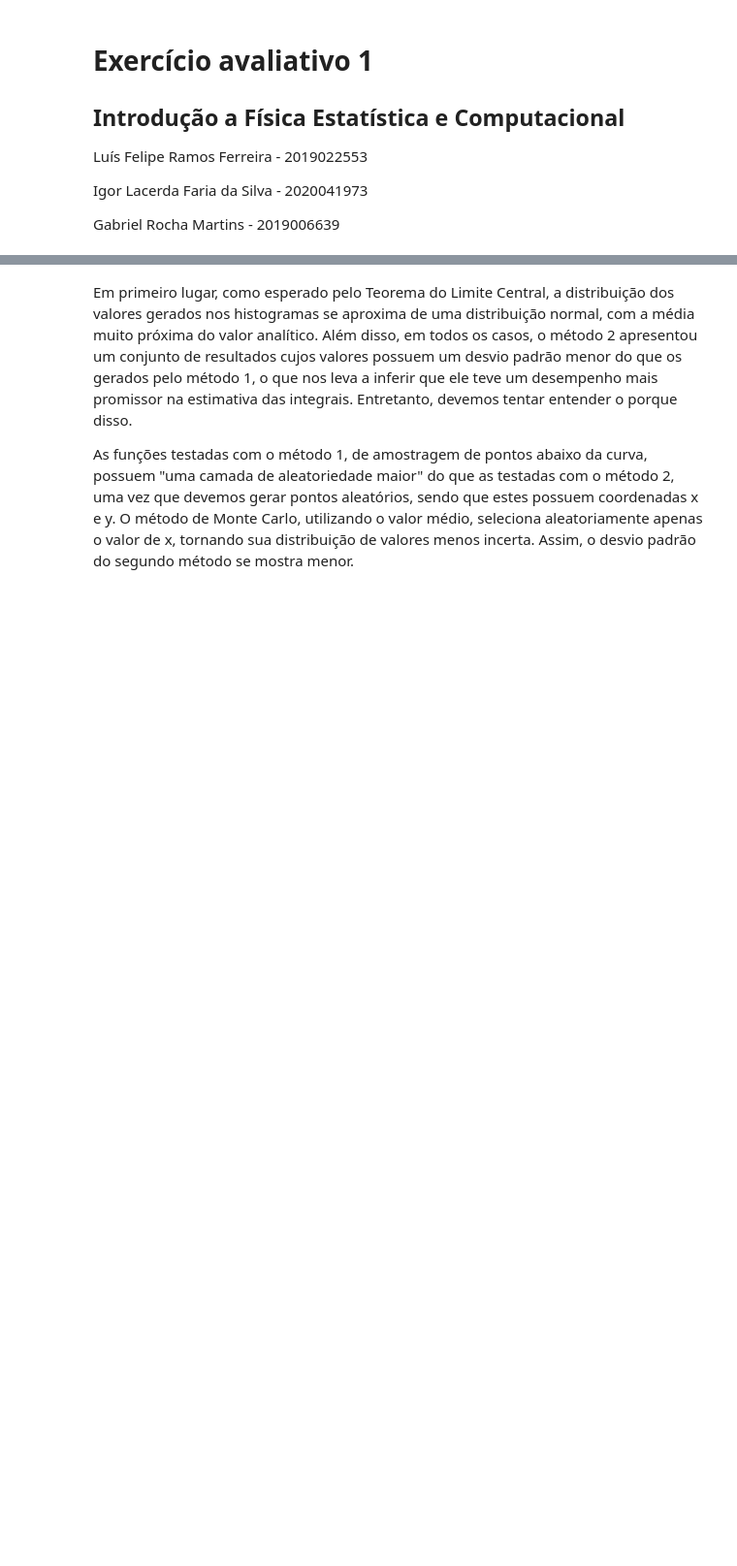
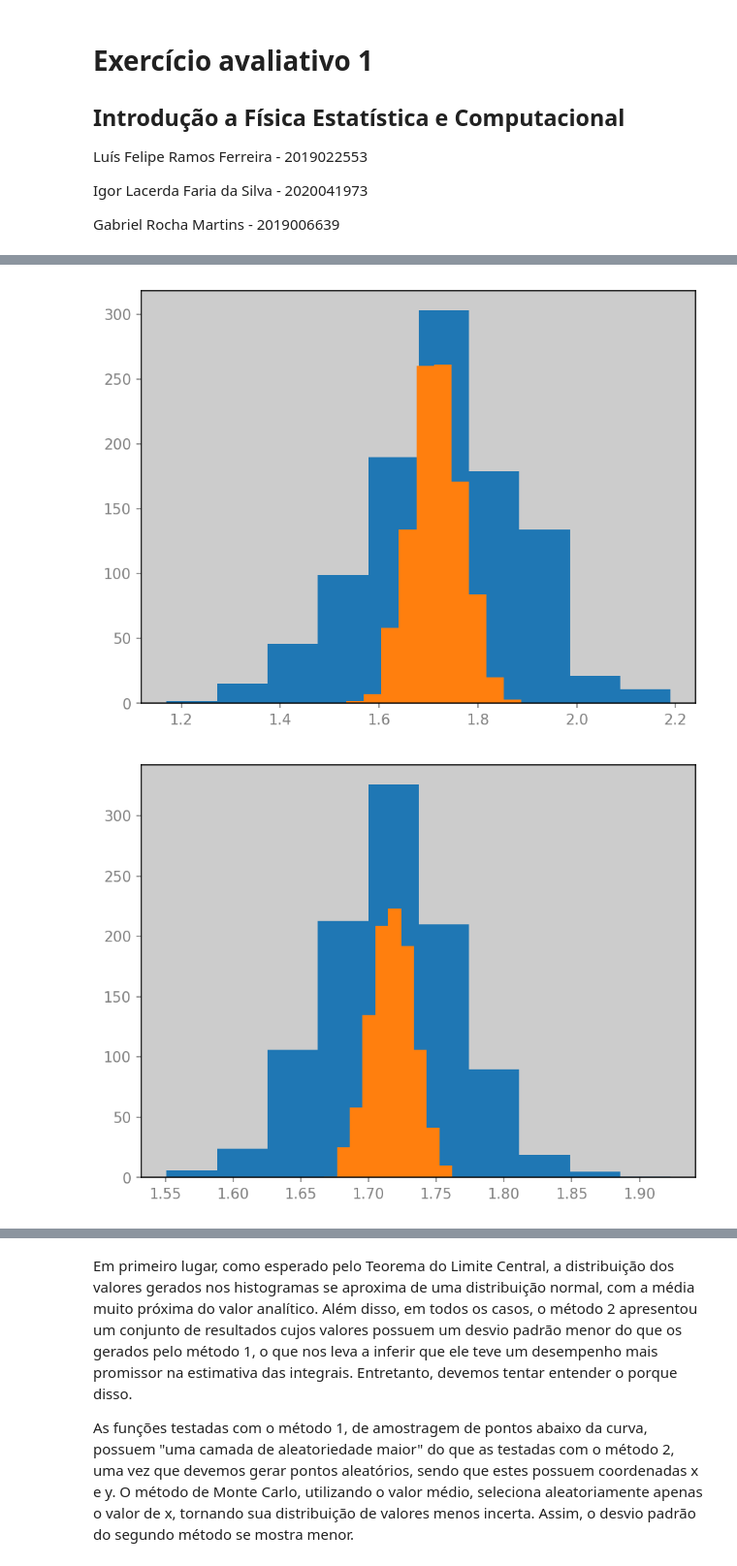
Before and after one commit to igorlfs/ifec, a Jupyter notebook: 3/main.ipynb, the cells around one changed output, grey strips where cells are left out. Shown at 97% size. Cells and saved outputs as stored; diff of their text form; code cells hidden in the pictures; blank space fills up the shorter version.

```diff
--- a/3/main.ipynb
+++ b/3/main.ipynb
@@ -70,3 +104,8 @@ for i in SIZES:
 INF_2 = 0
 SUP_2 = 1
 Y_MAX_2 = 3
+# %%
+plot_all(INF_2, SUP_2, funct_2, Y_MAX_2)
+# %% [output]
+[figure, added]
+[figure, added]
```
Also changed, not shown: parts of 55 cells of this notebook, 3 other files.
